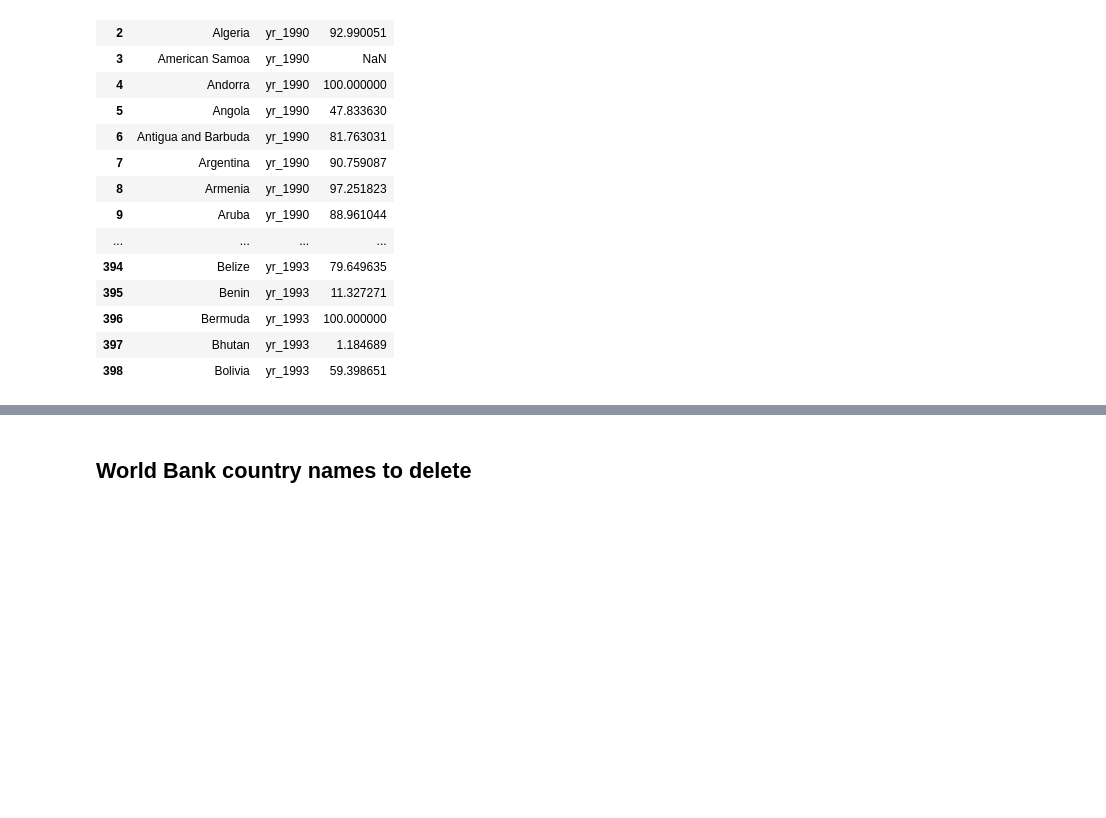
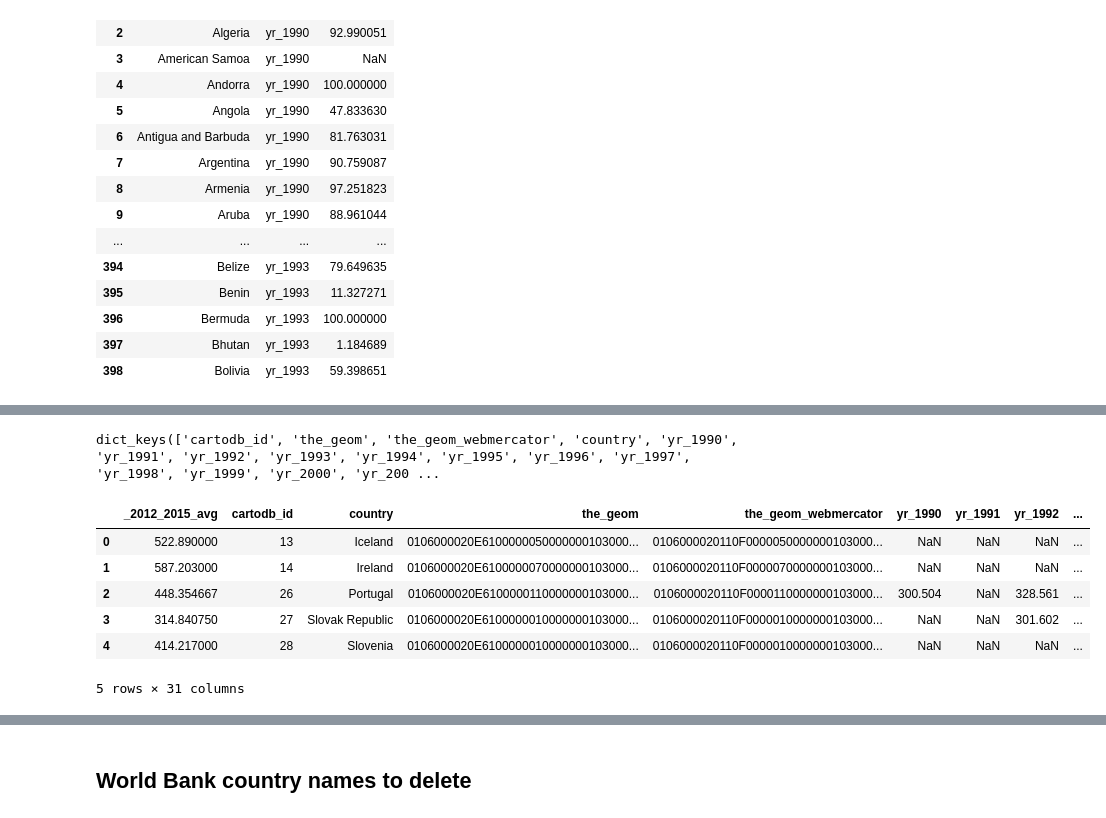
Before and after one commit to nsuberi/ResourceWatchCode, a Jupyter notebook: Notebooks for Exploring Specific Datasets/Converting between long and wide form - Carto.ipynb, the cells around one changed output, grey strips where cells are left out. Cells and saved outputs as stored; diff of their text form; code cells hidden in the pictures; blank space fills up the shorter version.

```diff
--- a/Notebooks for Exploring Specific Datasets/Converting between long and wide form - Carto.ipynb
+++ b/Notebooks for Exploring Specific Datasets/Converting between long and wide form - Carto.ipynb
@@ -208,0 +292,23 @@ pd.melt(df, id_vars = "yr_Country Name", value_vars = df.columns[1:-1])
+# %%
+dataset = 'cit.029 Municipal Waste'
+table_name = carto_data.loc[dataset, "table_name"]
+rw_id = carto_data.loc[dataset, "rw_id"]
+query_sql = sql.format(table_name)
+query = query_base.format(rw_id, query_sql)
+
+res = req.get(query)
+data = res.json()["data"]
+data[0].keys()
+# %% [output]
+dict_keys(['cartodb_id', 'the_geom', 'the_geom_webmercator', 'country', 'yr_1990', 'yr_1991', 'yr_1992', 'yr_1993', 'yr_1994', 'yr_1995', 'yr_1996', 'yr_1997', 'yr_1998', 'yr_1999', 'yr_2000', 'yr_200 ...
+# %%
+df = pd.DataFrame(data)
+df.head()
+# %% [output]
+|  | _2012_2015_avg | cartodb_id | country | the_geom | the_geom_webmercator | yr_1990 | yr_1991 | yr_1992 | ... |
+| 0 | 522.890000 | 13 | Iceland | 0106000020E6100000050000000103000... | 0106000020110F0000050000000103000... | NaN | NaN | NaN | ... |
+| 1 | 587.203000 | 14 | Ireland | 0106000020E6100000070000000103000... | 0106000020110F0000070000000103000... | NaN | NaN | NaN | ... |
+| 2 | 448.354667 | 26 | Portugal | 0106000020E6100000110000000103000... | 0106000020110F0000110000000103000... | 300.504 | NaN | 328.561 | ... |
+| 3 | 314.840750 | 27 | Slovak Republic | 0106000020E6100000010000000103000... | 0106000020110F0000010000000103000... | NaN | NaN | 301.602 | ... |
+| 4 | 414.217000 | 28 | Slovenia | 0106000020E6100000010000000103000... | 0106000020110F0000010000000103000... | NaN | NaN | NaN | ... |
+5 rows × 31 columns
```
Also changed, not shown: parts of 10 cells of this notebook, 4 other files.
